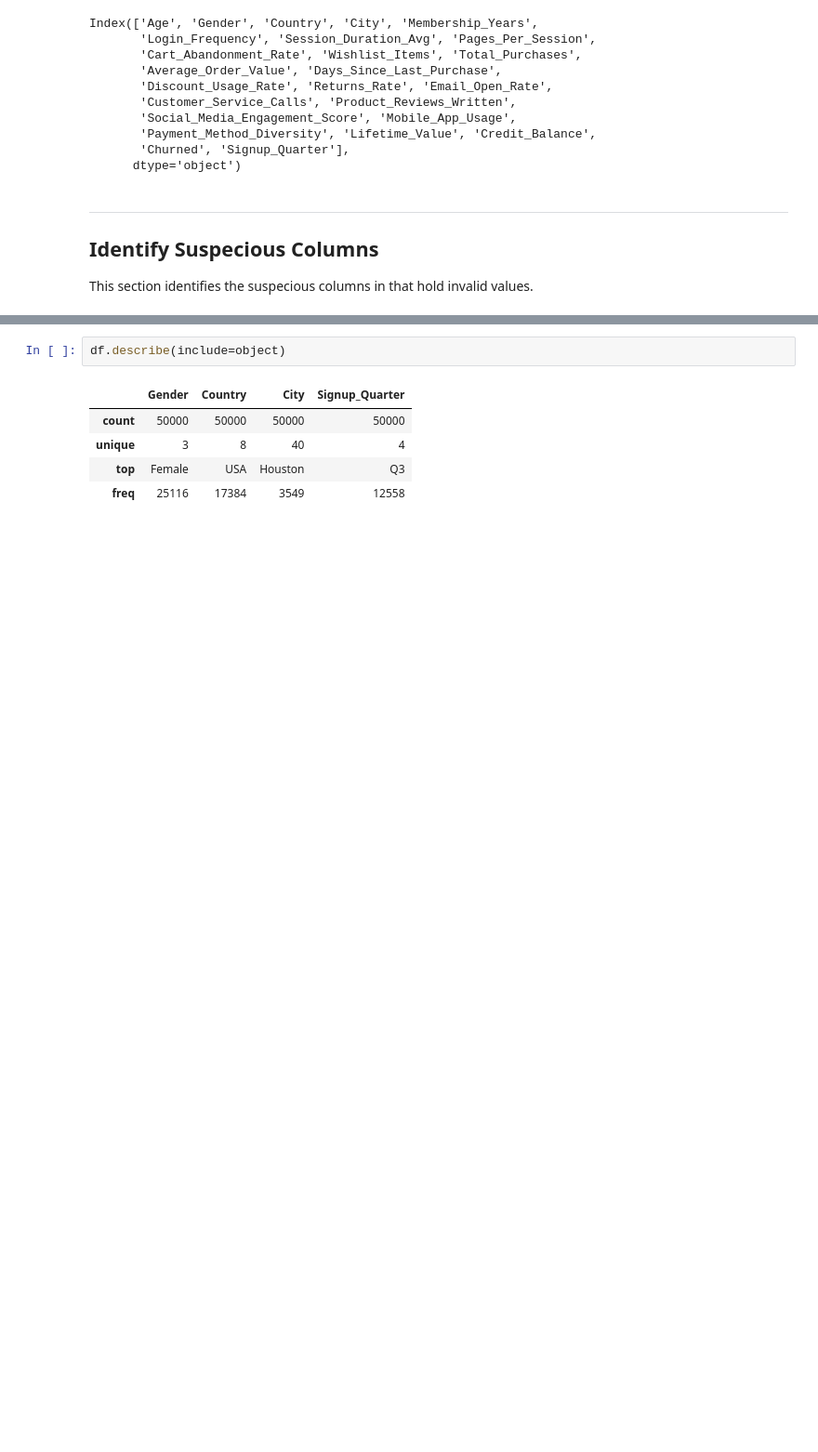
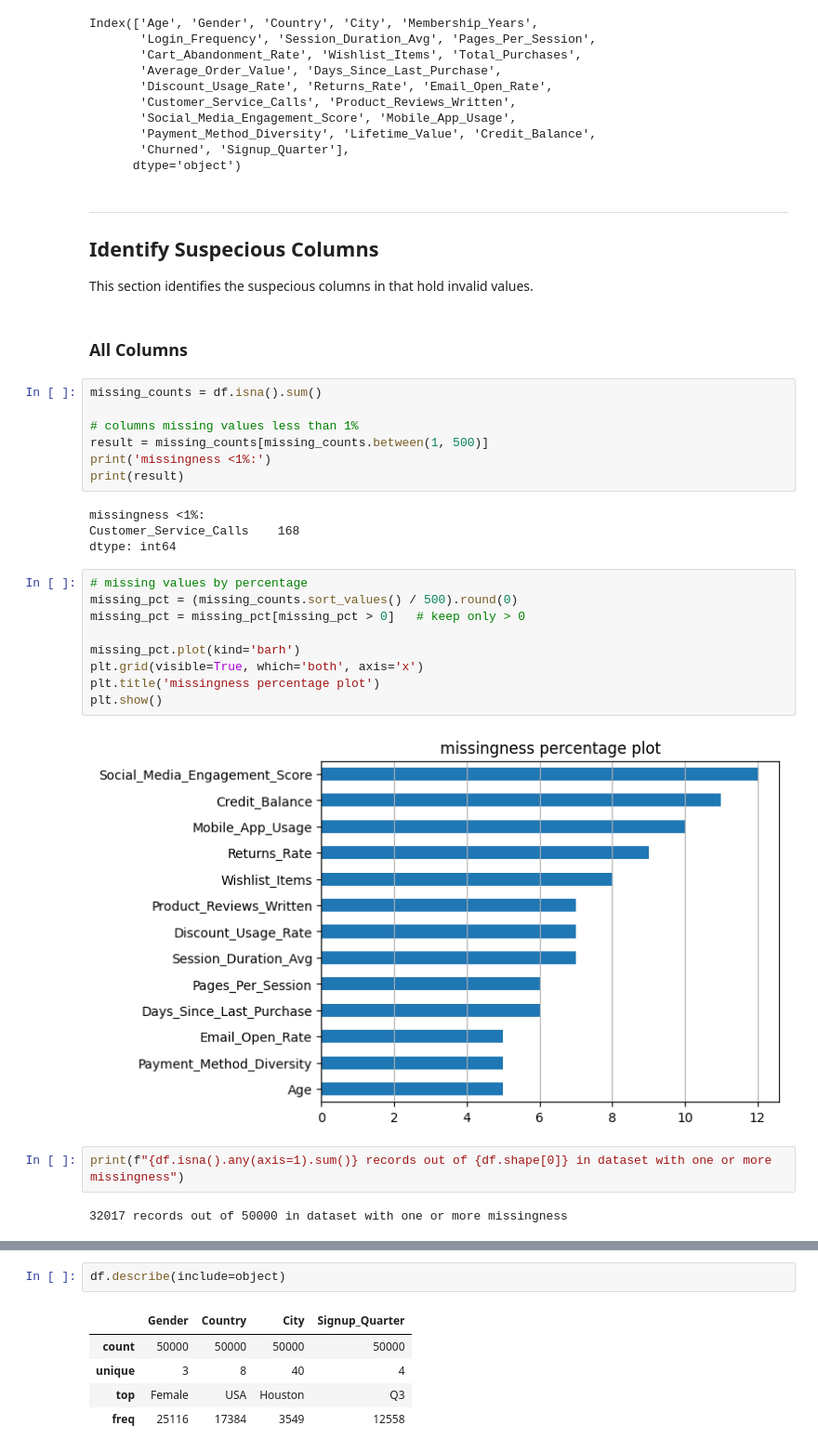
Before and after one commit to shashankgarewal/customer-churn-prediction-segmentation-revenue-risk-analysis, a Jupyter notebook: notebooks/data-validation.ipynb, the cells around one changed output, grey strips where cells are left out. Shown at 93% size. Cells and saved outputs as stored; diff of their text form; blank space fills up the shorter version.

```diff
--- a/notebooks/data-validation.ipynb
+++ b/notebooks/data-validation.ipynb
@@ -27,3 +34,31 @@ Index(['Age', 'Gender', 'Country', 'City', 'Membership_Years',
 
 ## Identify Suspecious Columns
 This section identifies the suspecious columns in that hold invalid values.
+# %% [markdown]
+### All Columns
+# %%
+missing_counts = df.isna().sum()
+
+# columns missing values less than 1%
+result = missing_counts[missing_counts.between(1, 500)]
+print('missingness <1%:')
+print(result)
+# %% [output]
+missingness <1%:
+Customer_Service_Calls    168
+dtype: int64
+# %%
+# missing values by percentage
+missing_pct = (missing_counts.sort_values() / 500).round(0)
+missing_pct = missing_pct[missing_pct > 0]   # keep only > 0
+
+missing_pct.plot(kind='barh')
+plt.grid(visible=True, which='both', axis='x')
+plt.title('missingness percentage plot')
+plt.show()
+# %% [output]
+[figure, added]
+# %%
+print(f"{df.isna().any(axis=1).sum()} records out of {df.shape[0]} in dataset with one or more missingness")
+# %% [output]
+32017 records out of 50000 in dataset with one or more missingness
```
Also changed, not shown: parts of 7 cells of this notebook.
